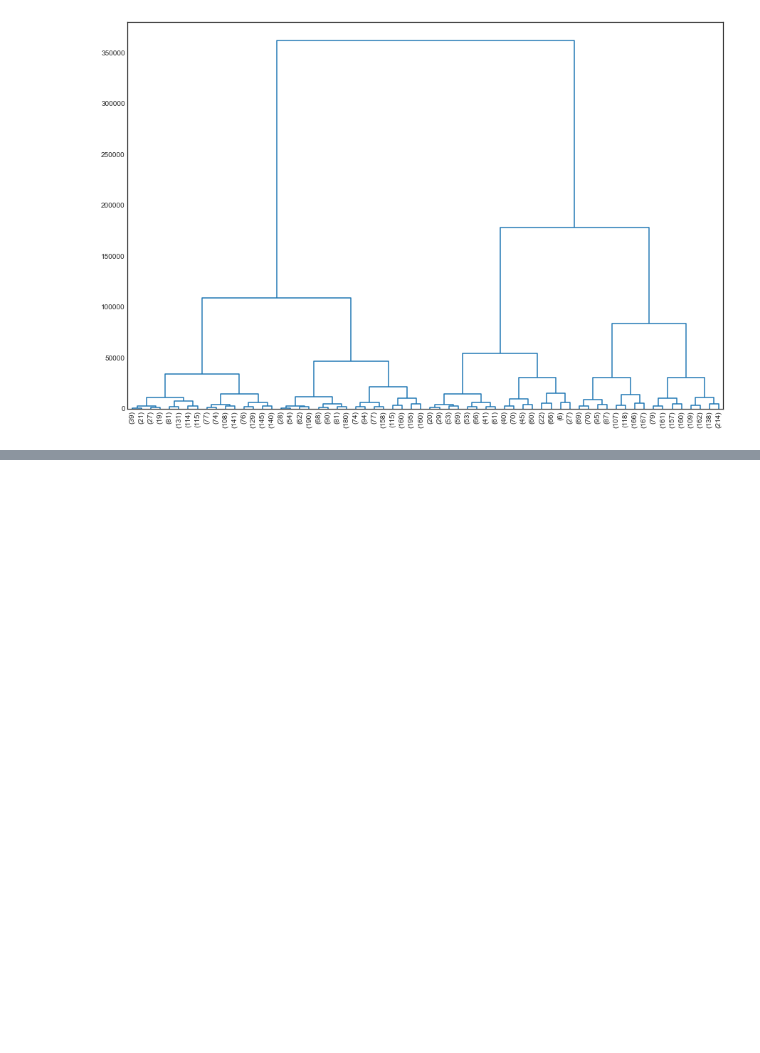
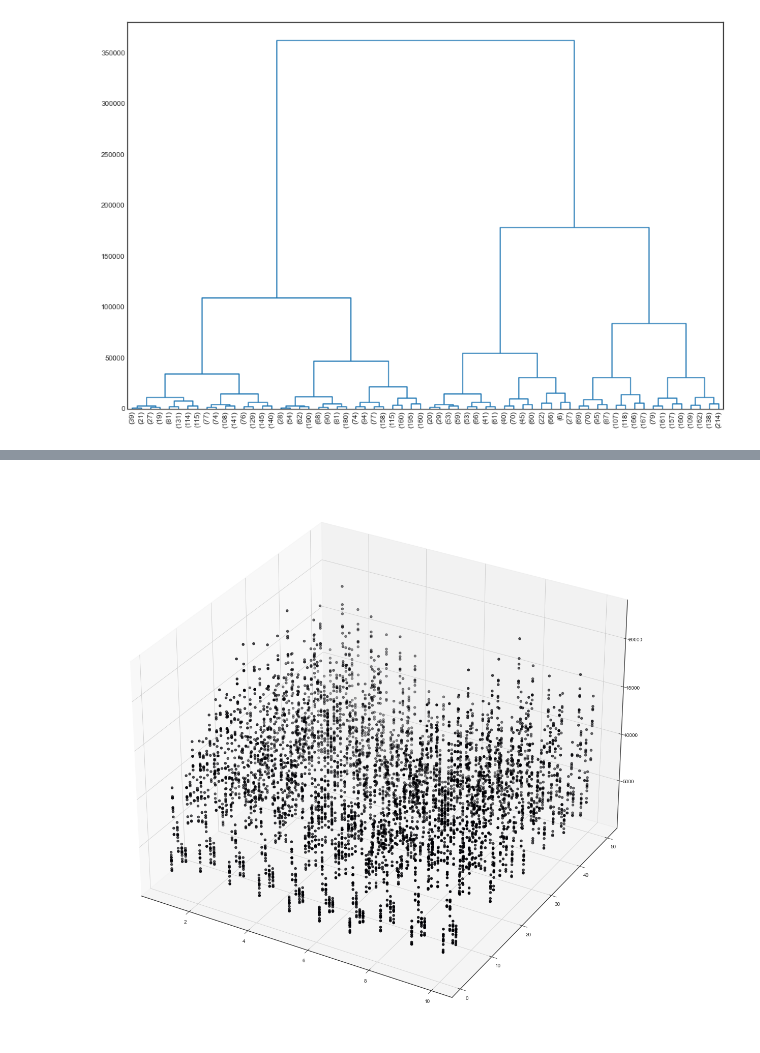
Before and after one commit to Nullifier225/StoreDemandPrediction, a Jupyter notebook: Practice Exercises.ipynb, the cells around one changed output, grey strips where cells are left out. Drawn from its saved outputs; the diff is of its cells as text; code cells hidden in the pictures; blank space fills up the shorter version.

```diff
--- a/Practice Exercises.ipynb
+++ b/Practice Exercises.ipynb
@@ -230,0 +239,11 @@ plt.show()
+# %%
+df_mm['DBSCAN_labels']=dbscan.labels_
+
+# Plotting resulting clusters
+plt.figure(figsize=(20, 20))
+ax = plt.axes(projection ="3d")
+
+ax.scatter(df_mm['store'], df_mm['item'], df_mm['sales'], c = df_mm['DBSCAN_labels'], cmap = 'magma')
+plt.show()
+# %% [output]
+[figure, added]
```
Also changed, not shown: parts of 4 cells of this notebook.
